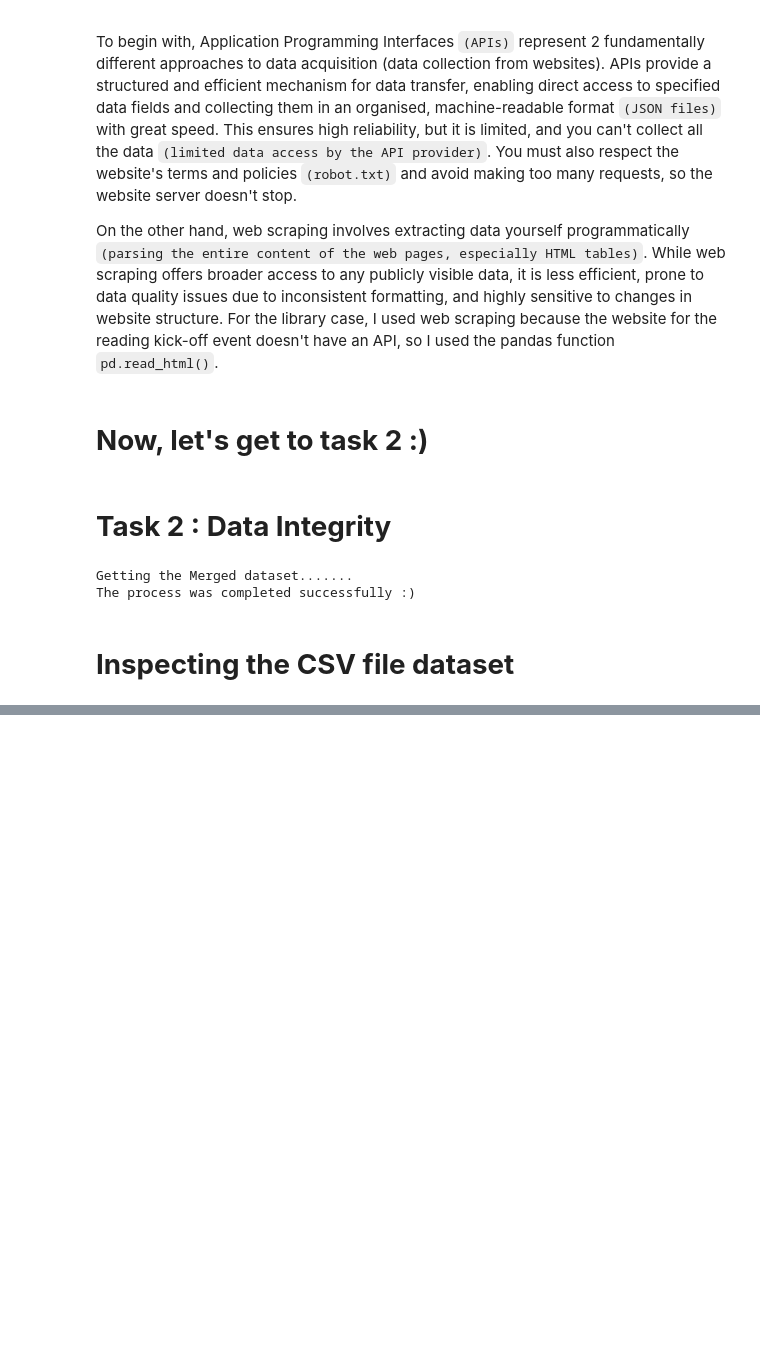
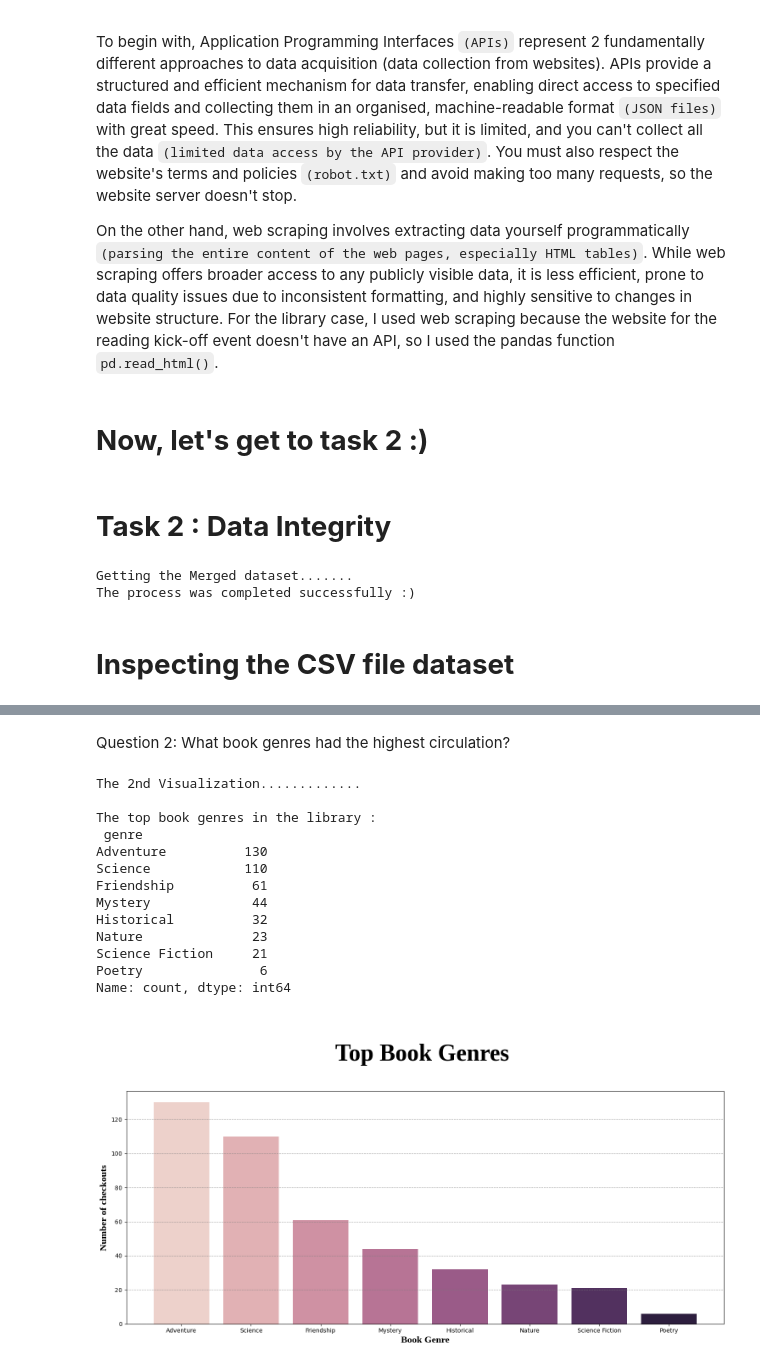
Before and after one commit to rghdzarad/31109170100123_Library, a Jupyter notebook: 31109170100123_Library_project_notebook.ipynb, the cells around one changed output, grey strips where cells are left out. Saved outputs shown, nothing was run; the diff lists cells and outputs as text; code cells hidden in the pictures; blank space fills up the shorter version.

```diff
--- a/31109170100123_Library_project_notebook.ipynb
+++ b/31109170100123_Library_project_notebook.ipynb
@@ -773,0 +790,23 @@ dtype: object
+# %%
+print("Getting the duplicated rows.........")
+time.sleep(0.8)
+the_duplicated_rows = df[df.duplicated()]
+print(f"The duplicated rows : \n {the_duplicated_rows}") # the duplicated rows
+time.sleep(0.5)
+print()
+# the number of duplicated rows before getting rid of them
+the_duplicated_before_clean = df.duplicated().sum()
+print(f"The number of duplicated rows before getting rid of them : {the_duplicated_before_clean}")
+df_clean = df.drop_duplicates(keep = "first")
+time.sleep(0.5) # delay for half a second
+print("Cleaning the dataset from the duplicated rows.........")
+time.sleep(1) # delay for a second
+print("The process was completed successfully :)")
+time.sleep(0.3)
+print(f"The number of duplicated rows after getting rid of them : {df_clean.duplicated().sum()}")
+time.sleep(0.3)
+print("Rechecking.......")
+time.sleep(0.5) # delay for half a second
+the_duplicated_rows_recheck = df_clean[df_clean.duplicated()]
+# checking if there were any duplicated rows after cleaning
+print(f"The duplicated rows : {the_duplicated_rows_recheck}")
@@ -773,0 +1124,37 @@ dtype: object
+# %% [markdown]
+Question 2: What book genres had the highest circulation?
+# %%
+# Question 2: What book genres had the highest circulation?
+print("The 2nd Visualization.............")
+print()
+#getting the top book genres
+the_top_genres = df_clean["genre"].value_counts()
+print(f"The top book genres in the library : \n {the_top_genres}")
+
+# the visualization
+#plotting
+fig , axes = plt.subplots(figsize = (15,8)) # creating the background
+seaborn2_palette = sns.cubehelix_palette(n_colors=len(the_top_genres)) # the color palette
+axes.bar(the_top_genres.index , the_top_genres.values , color = seaborn2_palette )# the line that creates the barchart
+axes.set_title("\nTop Book Genres \n" , fontsize = 40 , fontweight = "bold" , fontfamily = "Liberation Serif")# the title of the barchart
+axes.set_ylabel("Number of checkouts" , fontsize = 16, fontweight = "bold" , fontfamily = "Liberation Serif")# the y-axis label
+axes.set_xlabel("Book Genre" , fontsize = 16, fontweight = "bold" , fontfamily = "Liberation Serif")# the x-axis label
+axes.grid(True , linestyle = "--" , alpha = 0.7 , color = "grey") # the grid of the chart
+plt.gca().xaxis.grid(False) # Remove vertical gridlines for a cleaner look
+plt.tight_layout()
+plt.show()
+# %% [output]
+The 2nd Visualization.............
+
+The top book genres in the library :
+ genre
+Adventure          130
+Science            110
+Friendship          61
+Mystery             44
+Historical          32
+Nature              23
+Science Fiction     21
+Poetry               6
+Name: count, dtype: int64
+[figure, added]
```
Also changed, not shown: parts of 41 cells of this notebook.
